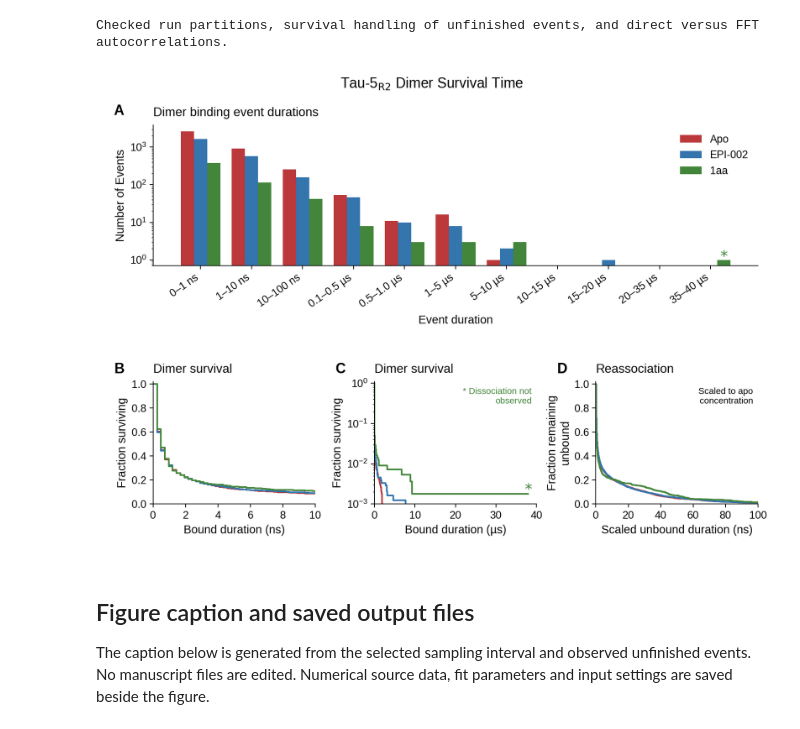
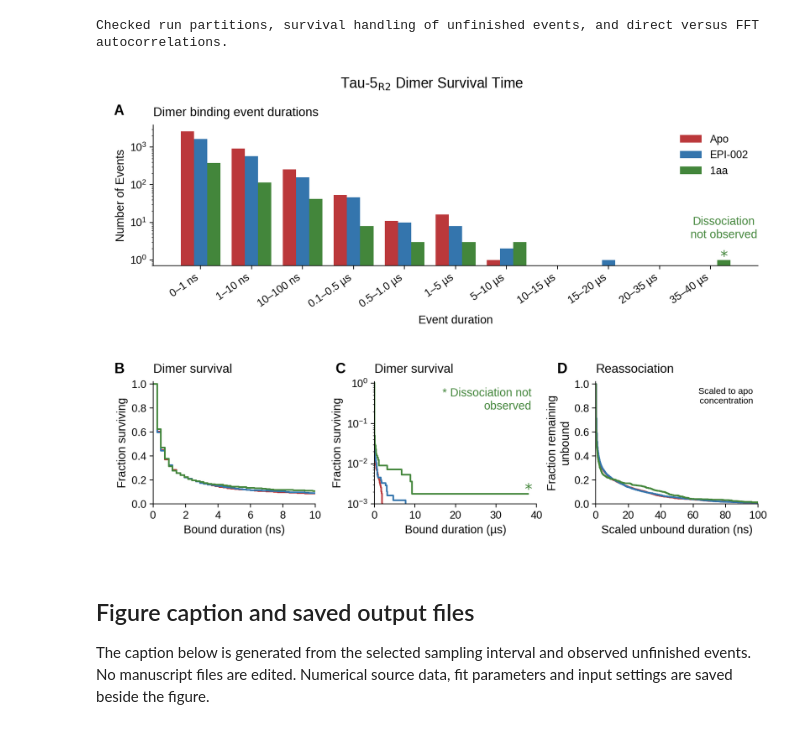
Before and after one commit to paulrobustelli/Zhu_Sisk_AR_oligomers_2025, a Jupyter notebook: dissociation_kinetics.ipynb, the cells around one changed output. Saved outputs shown, nothing was run; the diff lists cells and outputs as text; code cells hidden in the pictures.

Commit message:
Enlarge dissociation annotation and label histogram censored event

```diff
--- a/dissociation_kinetics.ipynb
+++ b/dissociation_kinetics.ipynb
@@ -297,6 +297,9 @@ for i,(name,r) in enumerate(results.items()):
             ax[0].annotate(r"$*$", xy=(xpos[j],count), xytext=(0,4),
                            textcoords="offset points", ha="center", va="center",
                            color=color, fontsize=17, annotation_clip=True)
+            ax[0].annotate("Dissociation\nnot observed", xy=(xpos[j],count), xytext=(0,22),
+                           textcoords="offset points", ha="center", va="bottom",
+                           color=color, fontsize=13, annotation_clip=True)
     for panel,kind in [(1,"bound"),(2,"bound"),(3,"unbound_normalized")]:
         curve=curves[name][kind]
         scale=1000 if panel in [1,3] else 1
@@ -308,35 +311,35 @@ for i,(name,r) in enumerate(results.items()):
                                    textcoords="offset points", ha="center", va="center",
                                    color=color, fontsize=17, annotation_clip=True)
 for i,a in enumerate(ax):
     a.set_title(titles[i],loc="left",fontsize=14,pad=10)
     a.text(-.065 if i==0 else -.24,1.07,"ABCDEF"[i],transform=a.transAxes,fontweight="bold",fontsize=16)
     a.tick_params(direction="out",length=4,width=.9)
     if i>=1:
         a.set_ylabel("Fraction surviving" if i in [1,2] else "Fraction remaining\nunbound")
         a.set_ylim(0,1.02)
         if i in [1,3]:a.set_yticks(np.linspace(0,1,6))
 ax[0].set(yscale="log",ylabel="Number of Events")
 ax[0].set_ylim(bottom=.7)
 ax[0].set_xticks(np.arange(len(labels)))
 ax[0].set_xticklabels(labels,rotation=35,ha="right",fontsize=12)
 ax[0].set_xlabel("Event duration", labelpad=6)
 ax[0].legend(frameon=False,fontsize=12)
 ax[1].set(xscale="linear",xlim=(0,10),xlabel="Bound duration (ns)")
 ax[1].set_xticks([0,2,4,6,8,10])
 ax[2].set(yscale="log",ylim=(1e-3,1.1),xlim=(0,max(PLOT_BOUND_TAIL_US,max_bound*1.03)),xlabel="Bound duration (µs)")
 ax[3].set(xscale="linear",xlim=(0,100),xlabel="Scaled unbound duration (ns)")
 ax[3].set_xticks([0,20,40,60,80,100])
 ax[3].text(.97,.95,"Scaled to apo\nconcentration",
            transform=ax[3].transAxes,ha="right",va="top",fontsize=10)
 fig.subplots_adjust(left=.085,right=.985,bottom=.105,top=.885,wspace=1.15,hspace=.88)
 ax[2].text(.97,.95,"* Dissociation not\nobserved",transform=ax[2].transAxes,
-           ha="right",va="top",fontsize=10,color=results["1aa"]["config"]["color"])
+           ha="right",va="top",fontsize=13,color=results["1aa"]["config"]["color"])
 for extension in ["pdf","svg","png"]:
     fig.savefig(OUTPUT_DIR/f"Figure_S2.{extension}",dpi=600)
 save_rows("histogram_counts.csv",histogram_rows)
 plt.show()
 # %% [output]
-[figure, old version]
+[figure, new version]
 # %% [markdown]
 ## Figure caption and saved output files
 The caption below is generated from the selected sampling interval and observed unfinished events. No manuscript files are edited. Numerical source data, fit parameters and input settings are saved beside the figure.
```
Also changed, not shown: 3 other files.
